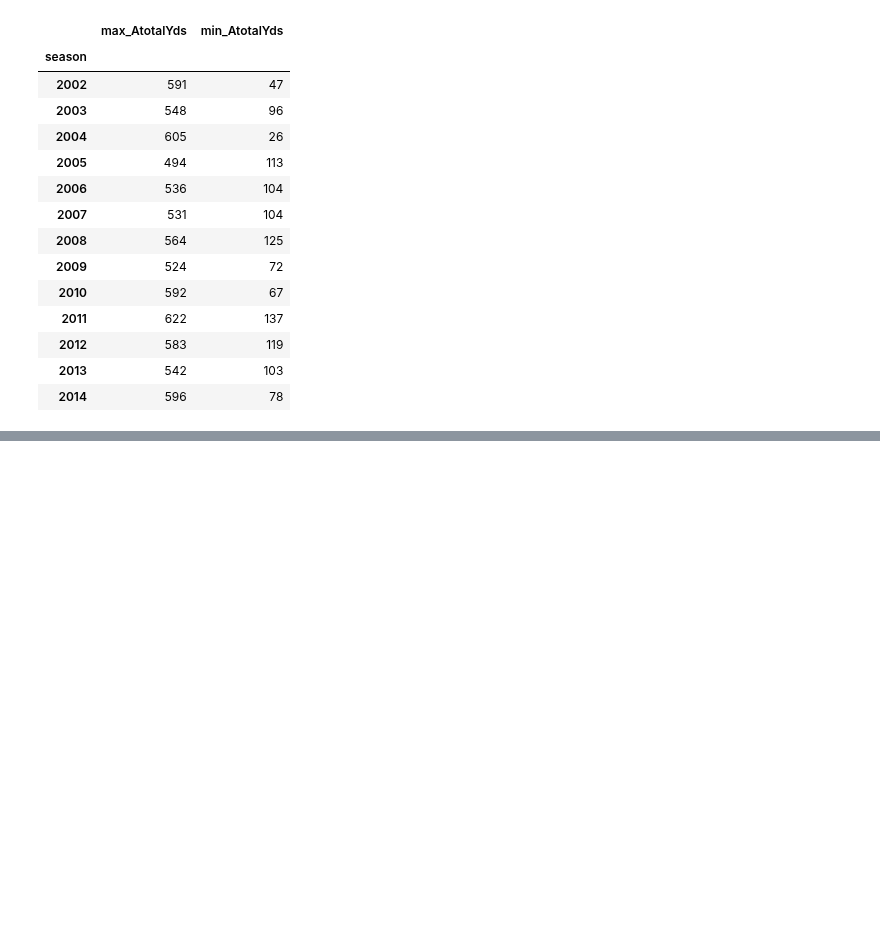
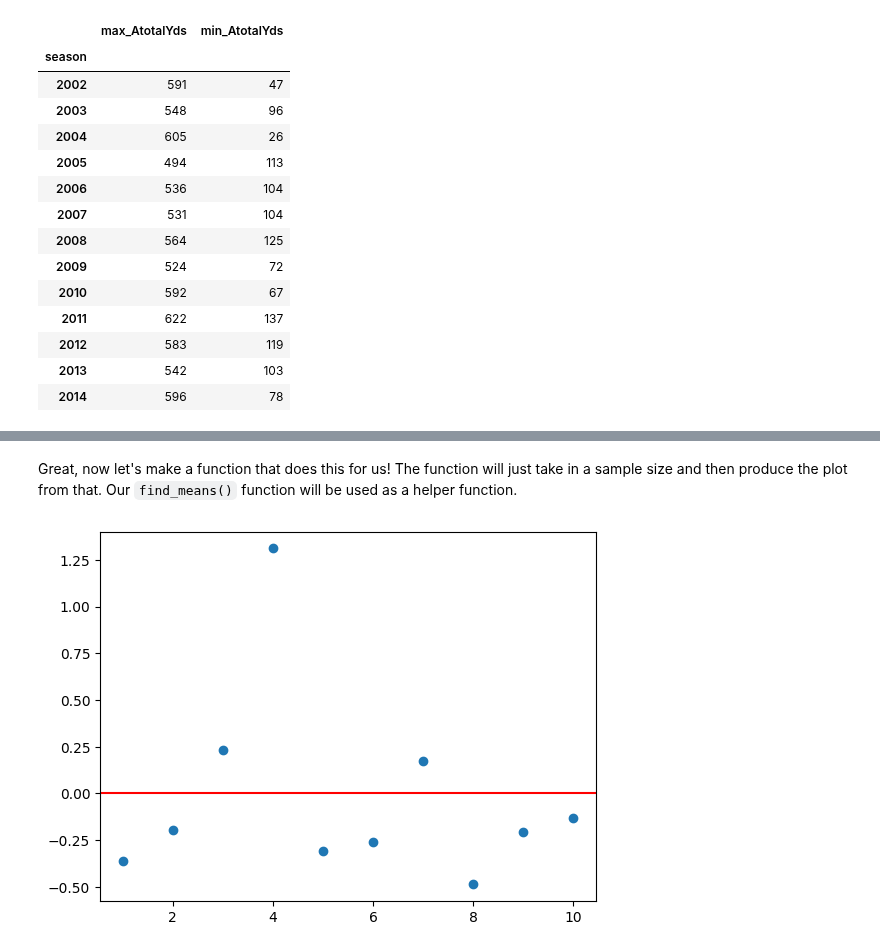
Before and after one commit to jbpost2/ST-554-Big-Data-With-Python-Course-Notes, a Jupyter notebook: Learning_Python.ipynb, the cells around one changed output, grey strips where cells are left out. Cells and saved outputs as stored; diff of their text form; code cells hidden in the pictures; blank space fills up the shorter version.

```diff
--- a/Learning_Python.ipynb
+++ b/Learning_Python.ipynb
@@ -1259,0 +1394,13 @@ scores \
+# %% [markdown]
+Great, now let's make a function that does this for us!  The function will just take in a sample size and then produce the plot from that. Our `find_means()` function will be used as a helper function.
+# %%
+def plot_means(n = 50):
+  standard_normal_data = map(rng.standard_normal, range(1, n+1))
+  my_means = find_means(*standard_normal_data)
+  mean_df = pd.DataFrame(zip(my_means, range(1, n+1)), columns = ["means", "n"])
+  plt.scatter(mean_df.n, mean_df.means)
+  plt.axhline(y = 0, color = 'r', linestyle = '-')
+# %%
+plot_means(10)
+# %% [output]
+[figure, added]
```
Also changed, not shown: parts of 35 cells of this notebook.
